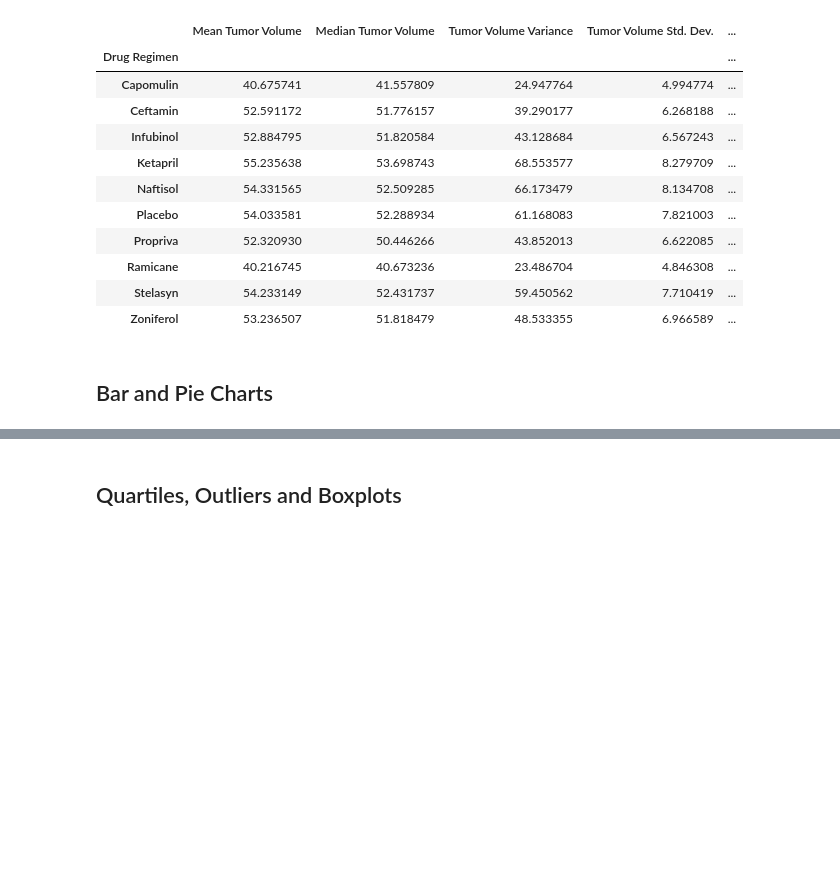
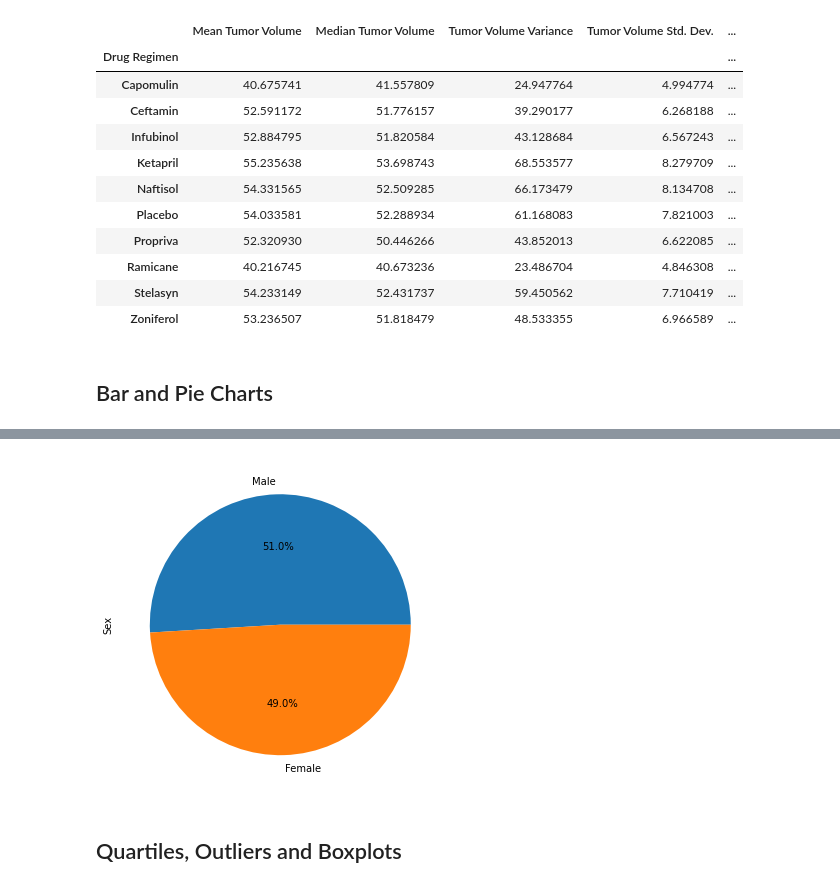
Before and after one commit to daniklafrance/matplotlib_challenge, a Jupyter notebook: Pymaceuticals/pymaceuticals.ipynb, the cells around one changed output, grey strips where cells are left out. Saved outputs shown, nothing was run; the diff lists cells and outputs as text; code cells hidden in the pictures; blank space fills up the shorter version.

```diff
--- a/Pymaceuticals/pymaceuticals.ipynb
+++ b/Pymaceuticals/pymaceuticals.ipynb
@@ -156,5 +155,13 @@ plt.show()
 # %%
 # Generate a pie plot showing the distribution of female versus male mice using pyplot
+pie_values = mouse_merge["Sex"].value_counts()
+labels = ["Male", "Female"]
+plt.figure(figsize= (6,6))
+plt.ylabel("Sex")
+plt.pie(pie_values, labels=labels, autopct="%1.1f%%")
+plt.show()
+# %% [output]
+[figure, added]
 # %% [markdown]
 ## Quartiles, Outliers and Boxplots
 # %%
```
Also changed, not shown: parts of 4 cells of this notebook.
